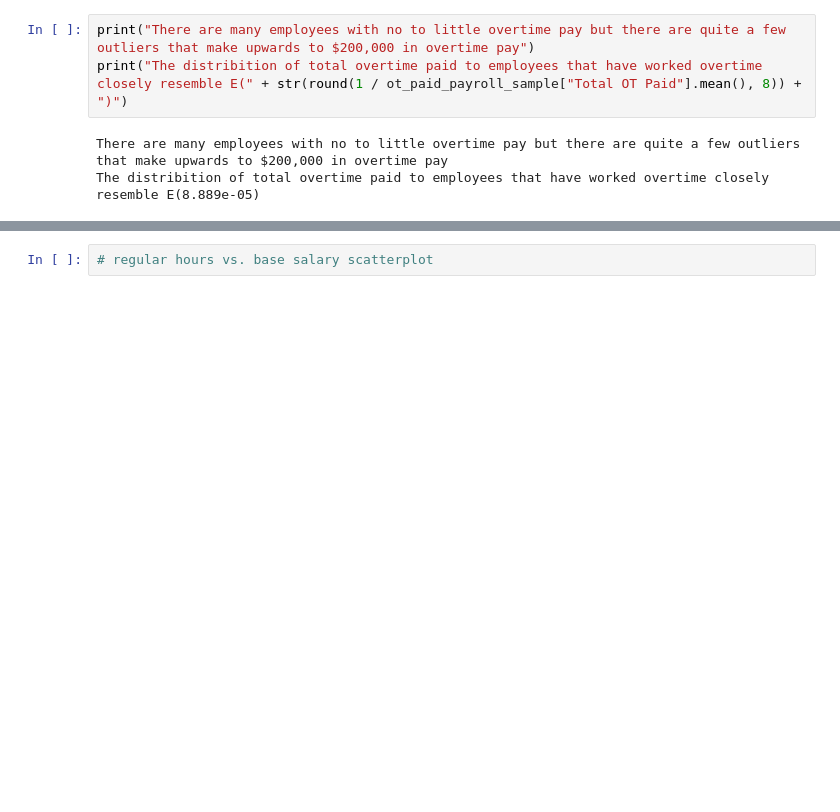
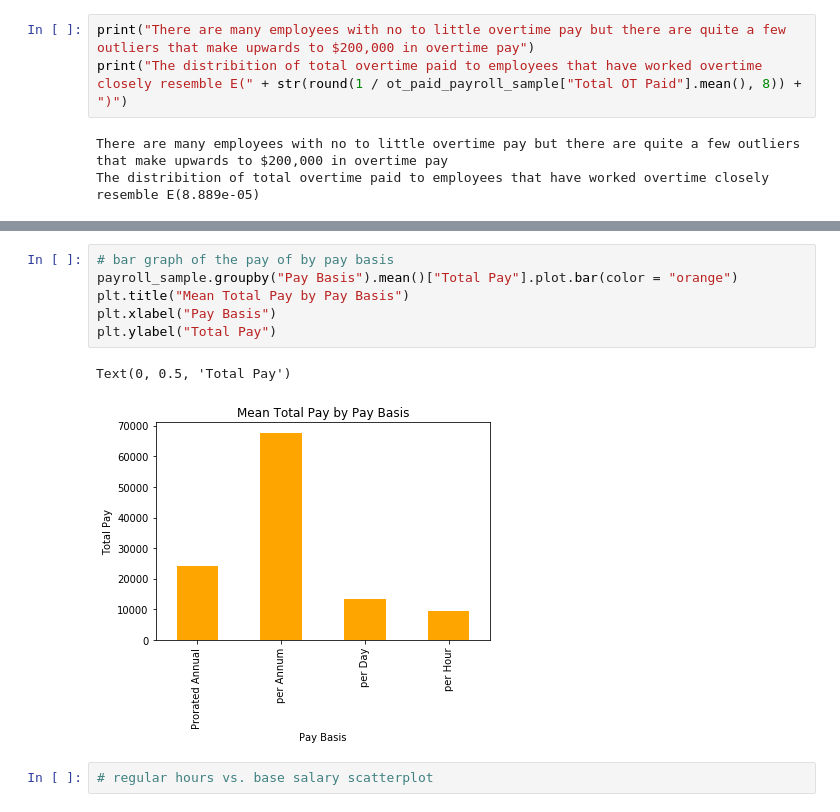
Before and after one commit to esm2000/nyc_payroll, a Jupyter notebook: citywide_payroll.ipynb, the cells around one changed output, grey strips where cells are left out. Drawn from its saved outputs; the diff is of its cells as text; blank space fills up the shorter version.

```diff
--- a/citywide_payroll.ipynb
+++ b/citywide_payroll.ipynb
@@ -776,3 +781,12 @@ The distribition of total overtime paid to employees that have worked overtime c
+# %%
+# bar graph of the pay of by pay basis
+payroll_sample.groupby("Pay Basis").mean()["Total Pay"].plot.bar(color = "orange")
+plt.title("Mean Total Pay by Pay Basis")
+plt.xlabel("Pay Basis")
+plt.ylabel("Total Pay")
+# %% [output]
+Text(0, 0.5, 'Total Pay')
+[figure, added]
 # %%
 # regular hours vs. base salary scatterplot
 # %%
```
Also changed, not shown: parts of 4 cells of this notebook.
